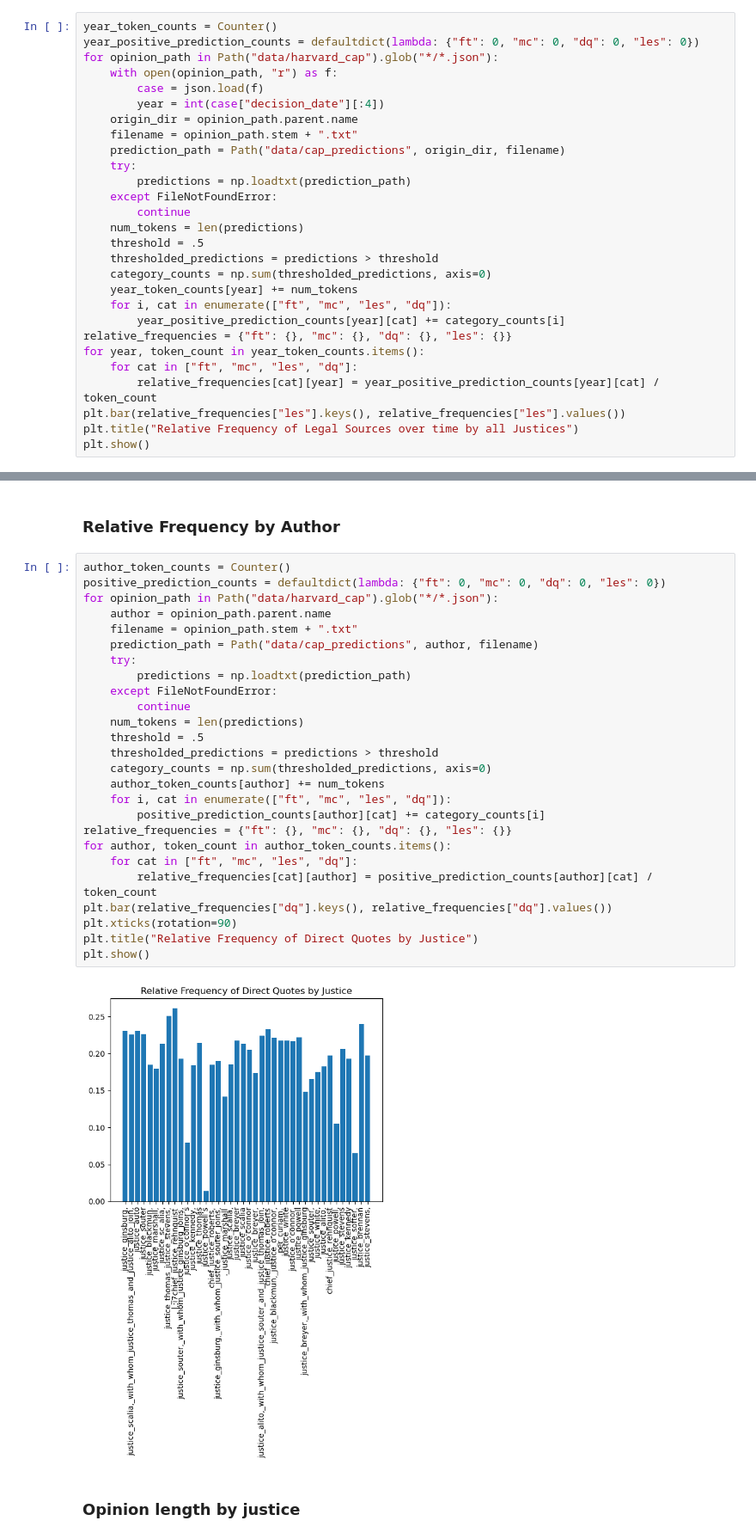
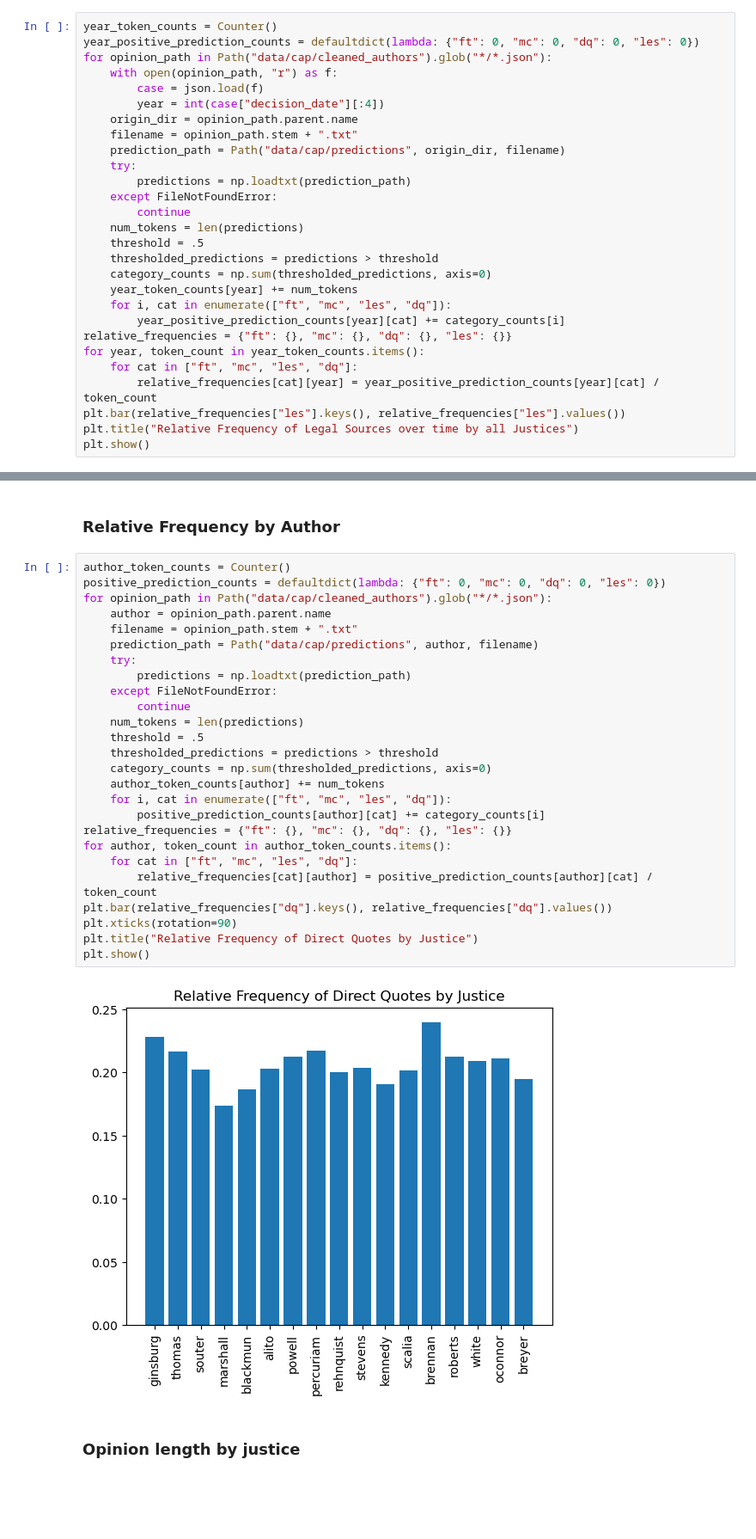
Before and after one commit to mkranzlein/scotus-metalang, a Jupyter notebook: scripts/notebooks/prediction_analysis.ipynb, the cells around one changed output, grey strips where cells are left out. Shown: that part at 86% size. Saved outputs shown, nothing was run; the diff lists cells and outputs as text; blank space fills up the shorter version.

Commit message:
Updated data paths

```diff
--- a/scripts/notebooks/prediction_analysis.ipynb
+++ b/scripts/notebooks/prediction_analysis.ipynb
@@ -11,13 +11,13 @@ from matplotlib import pyplot as plt
 # %%
 year_token_counts = Counter()
 year_positive_prediction_counts = defaultdict(lambda: {"ft": 0, "mc": 0, "dq": 0, "les": 0})
-for opinion_path in Path("data/harvard_cap").glob("*/*.json"):
+for opinion_path in Path("data/cap/cleaned_authors").glob("*/*.json"):
     with open(opinion_path, "r") as f:
         case = json.load(f)
         year = int(case["decision_date"][:4])
     origin_dir = opinion_path.parent.name
     filename = opinion_path.stem + ".txt"
-    prediction_path = Path("data/cap_predictions", origin_dir, filename)
+    prediction_path = Path("data/cap/predictions", origin_dir, filename)
     try:
         predictions = np.loadtxt(prediction_path)
     except FileNotFoundError:
@@ -43,31 +47,31 @@ plt.show()
 # %%
 author_token_counts = Counter()
 positive_prediction_counts = defaultdict(lambda: {"ft": 0, "mc": 0, "dq": 0, "les": 0})
-for opinion_path in Path("data/harvard_cap").glob("*/*.json"):
+for opinion_path in Path("data/cap/cleaned_authors").glob("*/*.json"):
     author = opinion_path.parent.name
     filename = opinion_path.stem + ".txt"
-    prediction_path = Path("data/cap_predictions", author, filename)
+    prediction_path = Path("data/cap/predictions", author, filename)
     try:
         predictions = np.loadtxt(prediction_path)
     except FileNotFoundError:
         continue
     num_tokens = len(predictions)
     threshold = .5
     thresholded_predictions = predictions > threshold
     category_counts = np.sum(thresholded_predictions, axis=0)
     author_token_counts[author] += num_tokens
     for i, cat in enumerate(["ft", "mc", "les", "dq"]):
         positive_prediction_counts[author][cat] += category_counts[i]
 relative_frequencies = {"ft": {}, "mc": {}, "dq": {}, "les": {}}
 for author, token_count in author_token_counts.items():
     for cat in ["ft", "mc", "les", "dq"]:
         relative_frequencies[cat][author] = positive_prediction_counts[author][cat] / token_count
 plt.bar(relative_frequencies["dq"].keys(), relative_frequencies["dq"].values())
 plt.xticks(rotation=90)
 plt.title("Relative Frequency of Direct Quotes by Justice")
 plt.show()
 # %% [output]
-[figure, old version]
+[figure, new version]
 # %% [markdown]
 ### Opinion length by justice
 # %%
```
Also changed, not shown: parts of 3 cells of this notebook.
